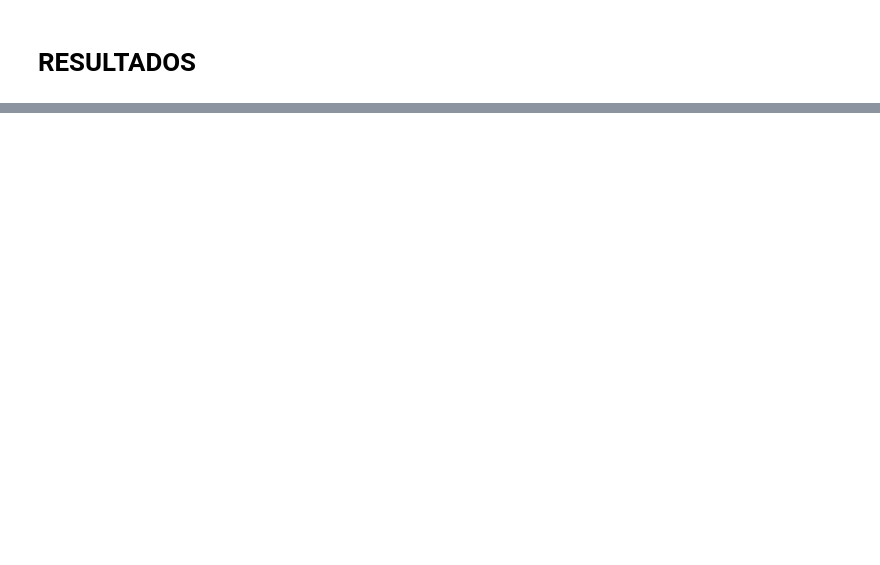
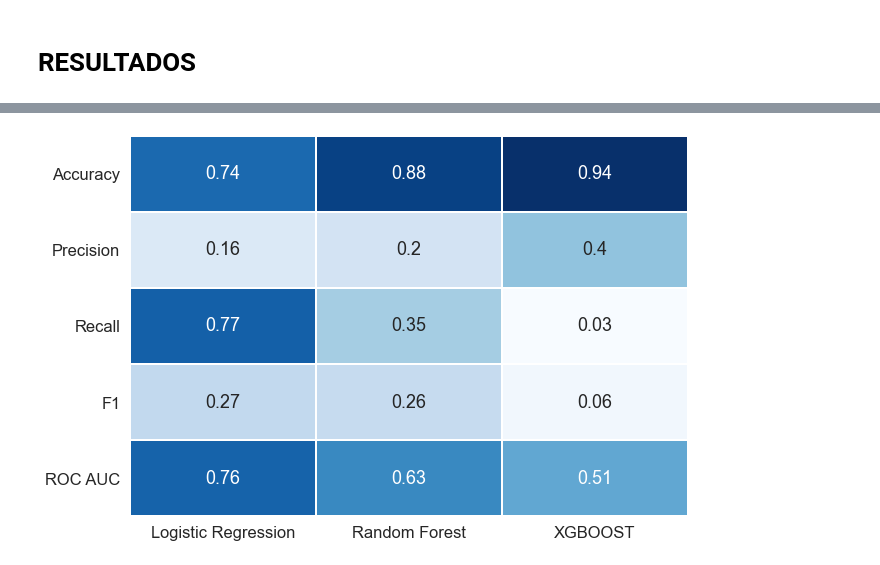
Before and after one commit to arturogzm93/ML-Stroke-Prediction, a Jupyter notebook: Stroke Prediction.ipynb, the cells around one changed output, grey strips where cells are left out. Drawn from its saved outputs; the diff is of its cells as text; code cells hidden in the pictures; blank space fills up the shorter version.

```diff
--- a/Stroke Prediction.ipynb
+++ b/Stroke Prediction.ipynb
@@ -624,0 +724,30 @@ xgb_model.score(X_test, y_test)
+# %%
+# CREAR DATAFRAME CON LOS MODELOS Y SUS METRICAS
+
+metricas = pd.DataFrame(columns=['Logistic Regression', 'Random Forest', 'XGBOOST'], index=range(5))
+
+# LOGISTIC REGRESSION
+
+metricas.iloc[0, 0] = accuracy_log
+metricas.iloc[1, 0] = precision_log
+metricas.iloc[2, 0] = recall_log
+metricas.iloc[3, 0] = f1_log
+metricas.iloc[4, 0] = roc_auc_log
+
+# RANDOM FOREST
+
+metricas.iloc[0, 1] = accuracy_rf
+metricas.iloc[1, 1] = precision_rf
+metricas.iloc[2, 1] = recall_rf
+metricas.iloc[3, 1] = f1_rf
+metricas.iloc[4, 1] = roc_auc_rf
+
+#XGBOOST
+
+metricas.iloc[0, 2] = accuracy_xgb
+metricas.iloc[1, 2] = precision_xgb
+metricas.iloc[2, 2] = recall_xgb
+metricas.iloc[3, 2] = f1_xgb
+metricas.iloc[4, 2] = roc_auc_xgb
+
+metricas
@@ -624,0 +761,17 @@ xgb_model.score(X_test, y_test)
+# %%
+# HEATMAP DATAFRAME METRICAS
+
+plt.figure(figsize = (10, 7))
+
+sns.heatmap(metricas[metricas.columns.to_list()].astype(float),
+            cmap = 'Blues',
+            annot = True,
+            linewidths = 1,
+            cbar = False,
+            yticklabels = ['Accuracy', 'Precision', 'Recall', 'F1', 'ROC AUC'])
+
+sns.set(font_scale = 1.5)
+plt.yticks(rotation = 0)
+plt.show()
+# %% [output]
+[figure, added]
```
Also changed, not shown: parts of 32 cells of this notebook.
